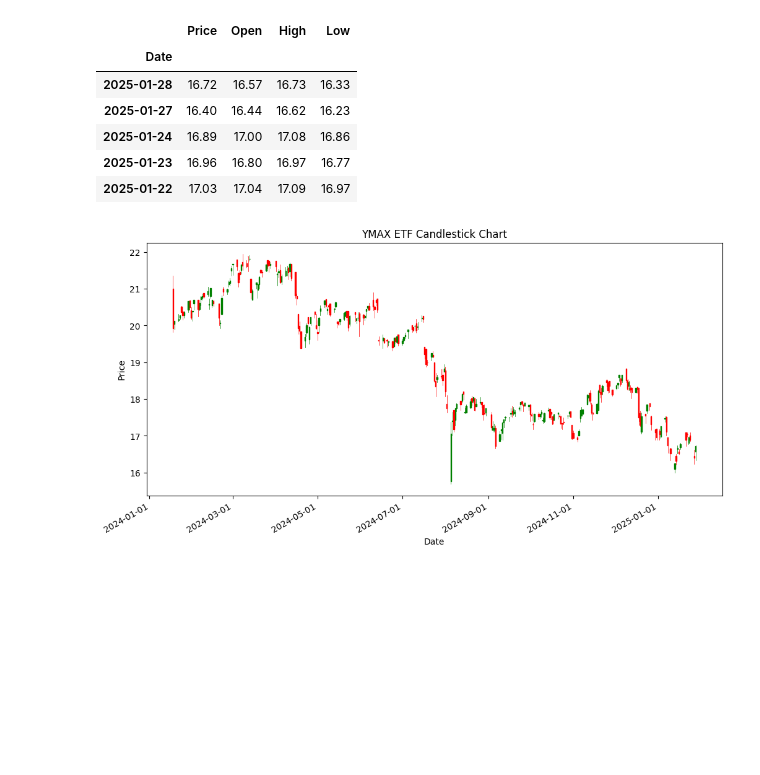
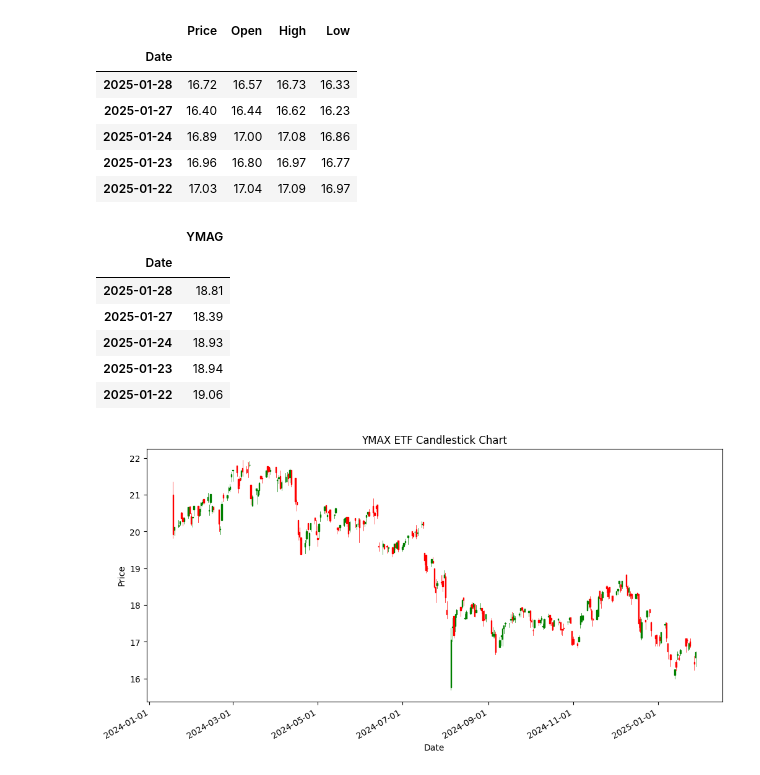
Before and after one commit to BensonMunene/Ratios-Strategy-App, a Jupyter notebook: Codes/Backtester Algorithm1.ipynb, the cells around one changed output. Saved outputs shown, nothing was run; the diff lists cells and outputs as text; code cells hidden in the pictures; blank space fills up the shorter version.

```diff
--- a/Codes/Backtester Algorithm1.ipynb
+++ b/Codes/Backtester Algorithm1.ipynb
@@ -54,4 +57,15 @@ YMAX.head()
 | 2025-01-24 | 16.89 | 17.00 | 17.08 | 16.86 |
 | 2025-01-23 | 16.96 | 16.80 | 16.97 | 16.77 |
 | 2025-01-22 | 17.03 | 17.04 | 17.09 | 16.97 |
+# %%
+#View the first few rows of the YMAG DataFrame
+YMAG.head()
+# %% [output]
+|  | YMAG |
+| Date |  |
+| 2025-01-28 | 18.81 |
+| 2025-01-27 | 18.39 |
+| 2025-01-24 | 18.93 |
+| 2025-01-23 | 18.94 |
+| 2025-01-22 | 19.06 |
 # %%
```
Also changed, not shown: parts of 6 cells of this notebook.
